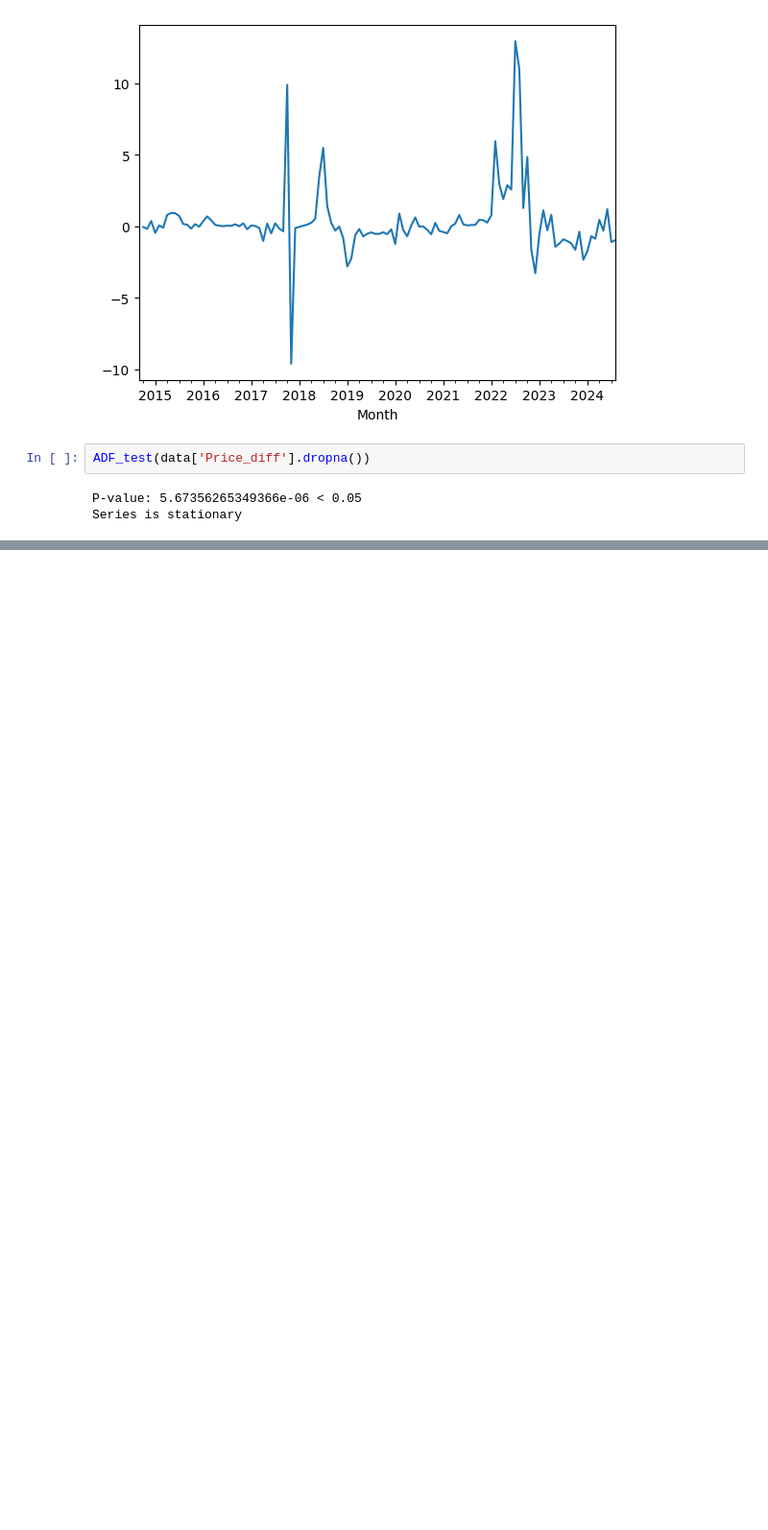
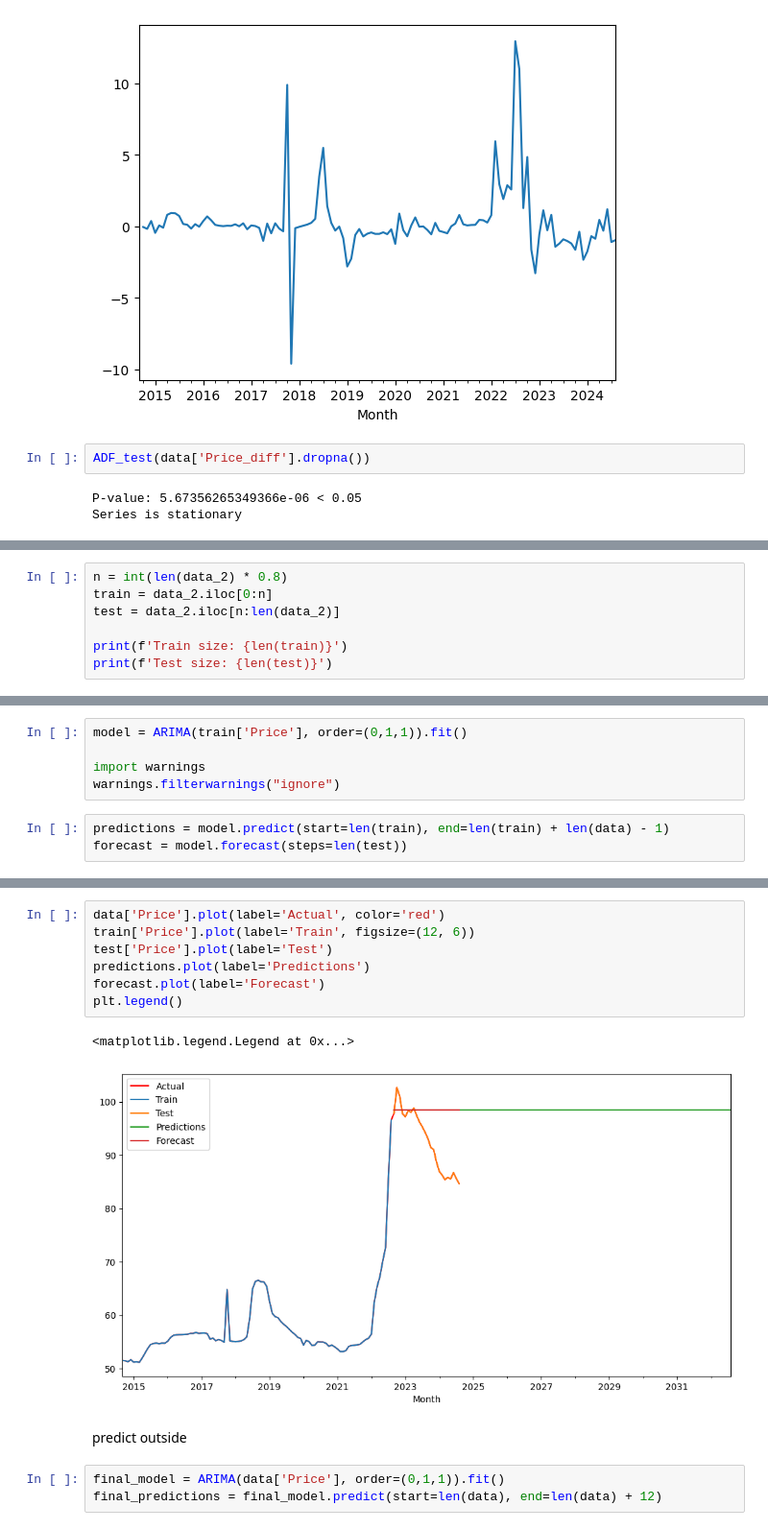
Before and after one commit to LeinnarF/Math_Modeling_Research_ARIMAX, a Jupyter notebook: MathModel.ipynb, the cells around one changed output, grey strips where cells are left out. Shown at 96% size. Cells and saved outputs as stored; diff of their text form; blank space fills up the shorter version.

```diff
--- a/MathModel.ipynb
+++ b/MathModel.ipynb
@@ -99,0 +104,7 @@ Series is stationary
+# %%
+n = int(len(data_2) * 0.8)
+train = data_2.iloc[0:n]
+test = data_2.iloc[n:len(data_2)]
+
+print(f'Train size: {len(train)}')
+print(f'Test size: {len(test)}')
@@ -99,0 +175,8 @@ Series is stationary
+# %%
+model = ARIMA(train['Price'], order=(0,1,1)).fit()
+
+import warnings
+warnings.filterwarnings("ignore")
+# %%
+predictions = model.predict(start=len(train), end=len(train) + len(data) - 1)
+forecast = model.forecast(steps=len(test))
@@ -99,0 +201,15 @@ Series is stationary
+# %%
+data['Price'].plot(label='Actual', color='red')
+train['Price'].plot(label='Train', figsize=(12, 6))
+test['Price'].plot(label='Test')
+predictions.plot(label='Predictions')
+forecast.plot(label='Forecast')
+plt.legend()
+# %% [output]
+<matplotlib.legend.Legend at 0x...>
+[figure, added]
+# %% [markdown]
+predict outside
+# %%
+final_model = ARIMA(data['Price'], order=(0,1,1)).fit()
+final_predictions = final_model.predict(start=len(data), end=len(data) + 12)
```
Also changed, not shown: parts of 10 cells of this notebook, 5 other files.
